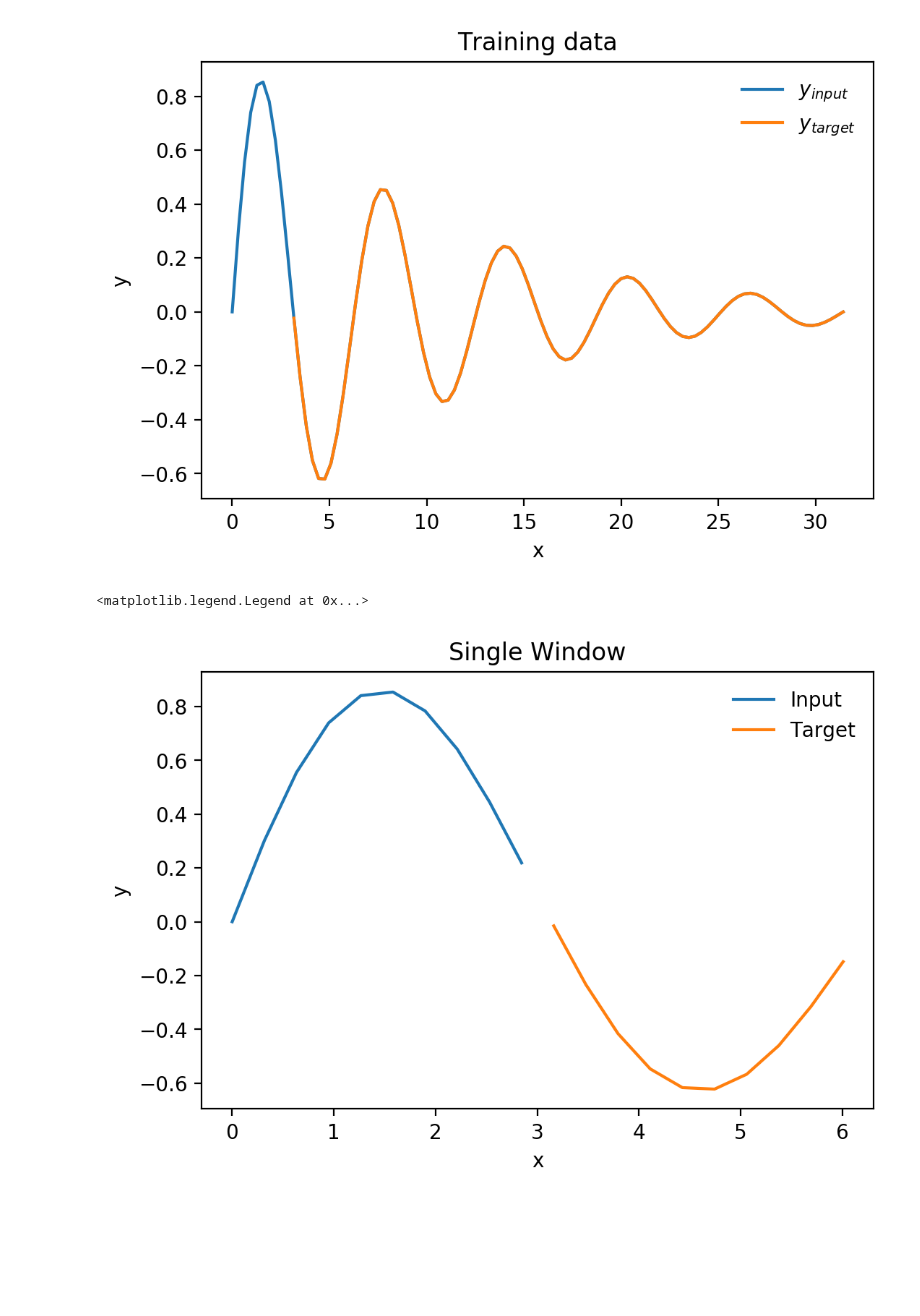
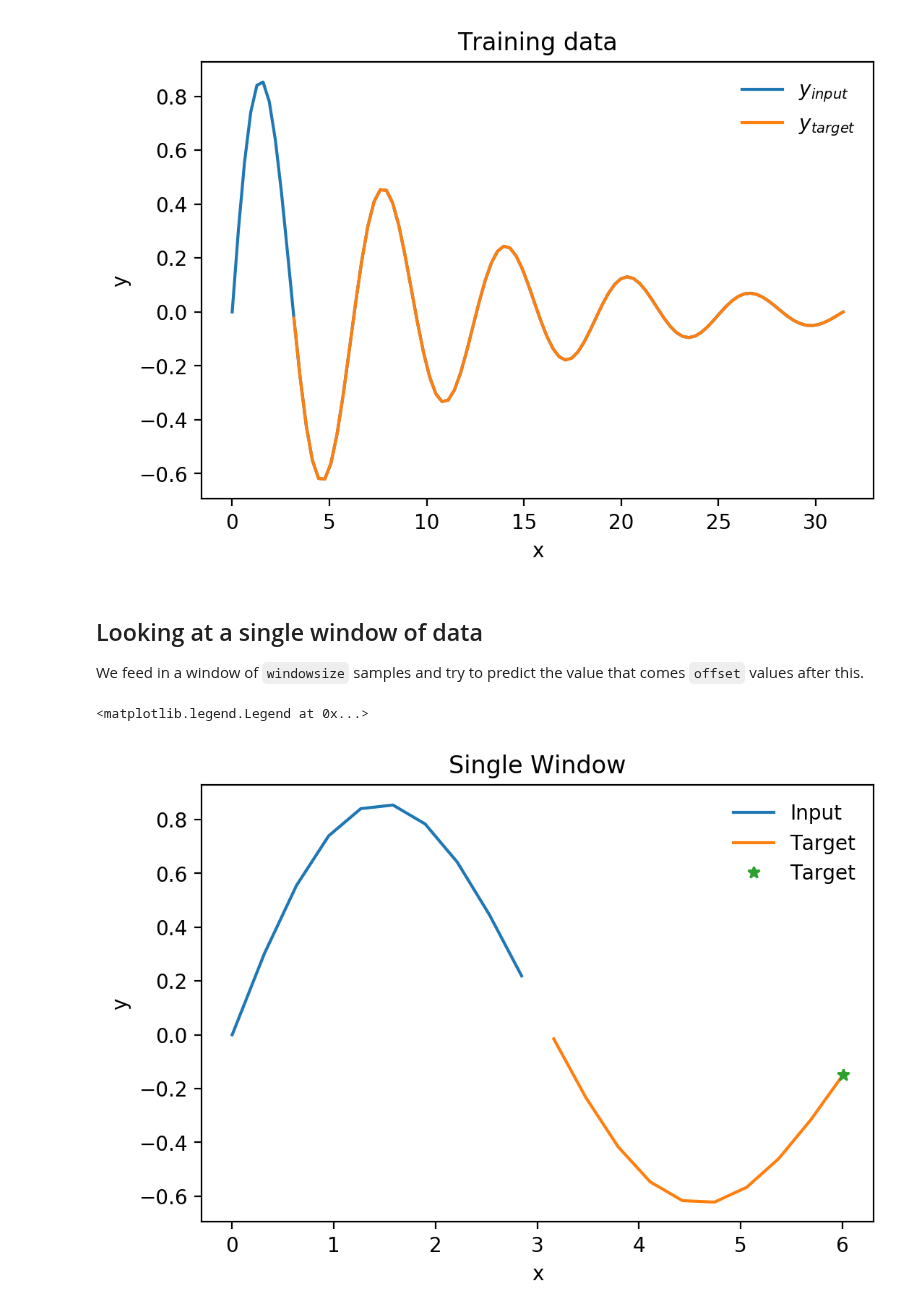
Before and after one commit to nichol77/mlForPhysicists, a Jupyter notebook: Week6/Week6_Prediction.ipynb, the cells around one changed output. Drawn from its saved outputs; the diff is of its cells as text; code cells hidden in the pictures; blank space fills up the shorter version.

```diff
--- a/Week6/Week6_Prediction.ipynb
+++ b/Week6/Week6_Prediction.ipynb
@@ -152,27 +153,31 @@ ax.legend()
 # %% [output]
 <matplotlib.legend.Legend at 0x...>
 [figure]
+# %% [markdown]
+## Looking at a single window of data
+We feed in a window of `windowsize` samples and try to predict the value that comes `offset` values after this.
 # %%
 #Note that our network has been trained on a particular dx between samples if we don't use this it will not work well!
 #Predict over a larger phase space from 0 ->15pi instead of 0->10pi
 numTestPoints=150
 x_test=np.linspace(0,15*np.pi,numTestPoints)
 y_test=sinexp(x_test)
 y_testoff=sinexp(x_test[offset:])
 test_samps=np.arange(0,numTestPoints-offset)
 xTest_in,xTest_label=shapeArray(x_test,windowsize,offset)
 yTest_in=sinexp(xTest_in)
 yTestLabel=sinexp(xTest_label)
 
 
 fig,ax=plt.subplots()
 ax.plot(xTest_in[0],yTest_in[0],label="Input")
 ax.plot(xTest_label[0],yTestLabel[0],label="Target")
+ax.plot(xTest_label[0][-1],yTestLabel[0][-1],"*",label="Target")
 ax.set_xlabel("x")
 ax.set_ylabel("y")
 ax.set_title("Single Window")
 ax.legend()
 #np.shape(yTest_in)
 # %% [output]
 <matplotlib.legend.Legend at 0x...>
-[figure, old version]
+[figure, new version]
```
Also changed, not shown: parts of 8 cells of this notebook.
